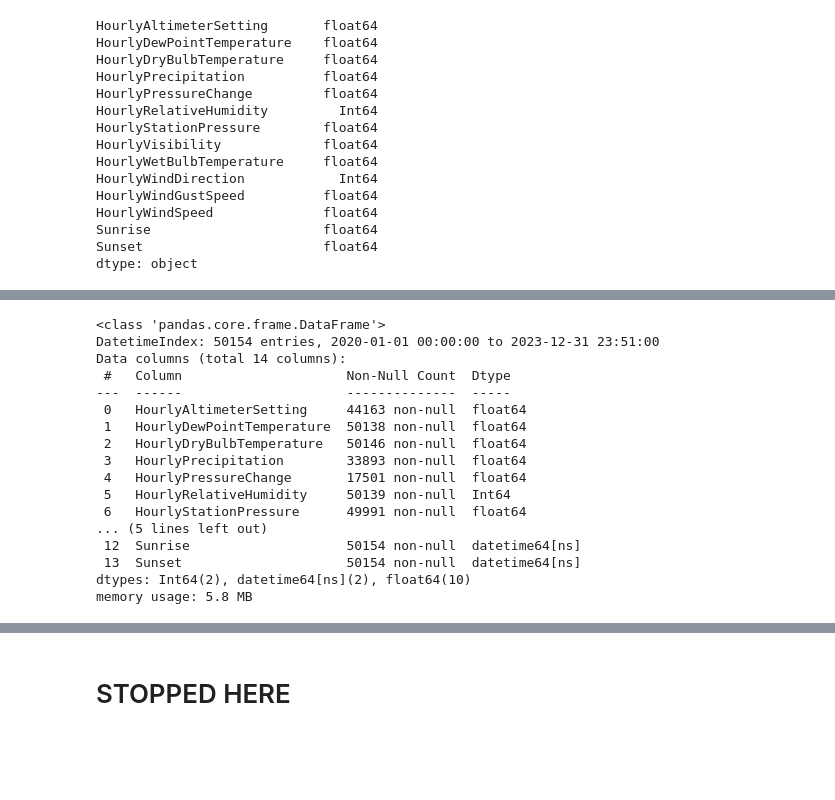
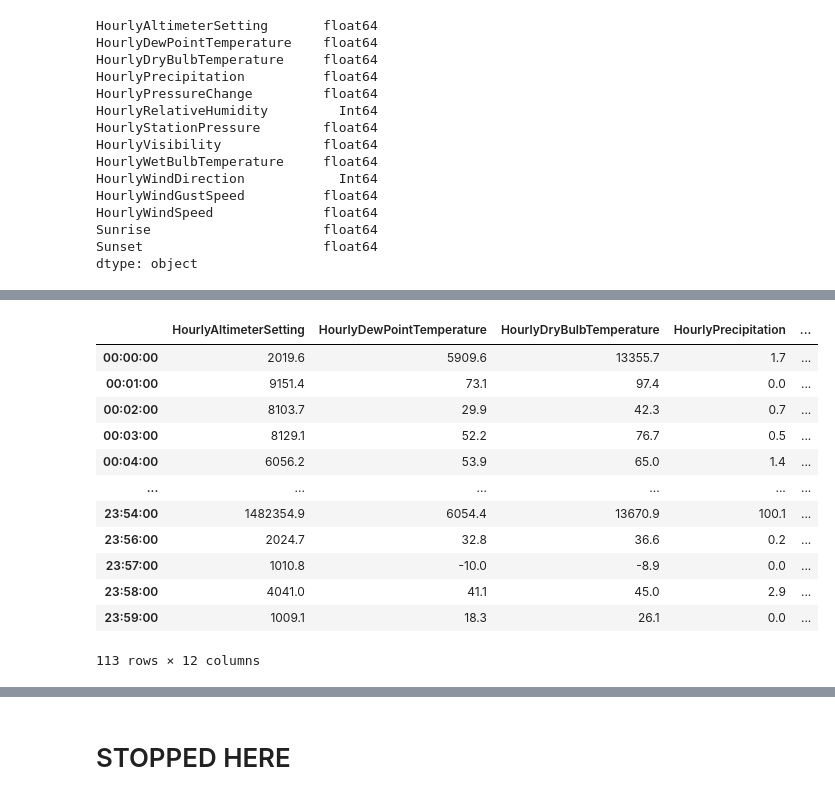
Before and after one commit to emskiphoto/noaa-weather-hourly, a Jupyter notebook: dev/noaa-weather-hourly.ipynb, the cells around one changed output, grey strips where cells are left out. Drawn from its saved outputs; the diff is of its cells as text; code cells hidden in the pictures; blank space fills up the shorter version.

```diff
--- a/dev/noaa-weather-hourly.ipynb
+++ b/dev/noaa-weather-hourly.ipynb
@@ -333,23 +493,22 @@ times_nan
 # for posting sunrise/sunset times.  Important that this step be done after
 # forward filling sunrise/sunset values.
 filter_nan_times = pd.Series(df.index.time).isin(times_nan).values
-df = df.loc[~filter_nan_times]
-df.info()
+# df = df.loc[~filter_nan_times]
+# df.info()
-# %% [output]
-<class 'pandas.core.frame.DataFrame'>
-DatetimeIndex: 50154 entries, 2020-01-01 00:00:00 to 2023-12-31 23:51:00
-Data columns (total 14 columns):
- #   Column                     Non-Null Count  Dtype
----  ------                     --------------  -----
- 0   HourlyAltimeterSetting     44163 non-null  float64
- 1   HourlyDewPointTemperature  50138 non-null  float64
- 2   HourlyDryBulbTemperature   50146 non-null  float64
- 3   HourlyPrecipitation        33893 non-null  float64
- 4   HourlyPressureChange       17501 non-null  float64
- 5   HourlyRelativeHumidity     50139 non-null  Int64
- 6   HourlyStationPressure      49991 non-null  float64
-... (5 lines left out)
- 12  Sunrise                    50154 non-null  datetime64[ns]
- 13  Sunset                     50154 non-null  datetime64[ns]
-dtypes: Int64(2), datetime64[ns](2), float64(10)
-memory usage: 5.8 MB
+# %%
+test = df.between_time('23:01:00', '00:59:00').select_dtypes(include=[int, float])
+test.groupby(test.index.time).sum()
+# %% [output]
+|  | HourlyAltimeterSetting | HourlyDewPointTemperature | HourlyDryBulbTemperature | HourlyPrecipitation | ... |
+| 00:00:00 | 2019.6 | 5909.6 | 13355.7 | 1.7 | ... |
+| 00:01:00 | 9151.4 | 73.1 | 97.4 | 0.0 | ... |
+| 00:02:00 | 8103.7 | 29.9 | 42.3 | 0.7 | ... |
+| 00:03:00 | 8129.1 | 52.2 | 76.7 | 0.5 | ... |
+| 00:04:00 | 6056.2 | 53.9 | 65.0 | 1.4 | ... |
+| ... | ... | ... | ... | ... | ... |
+| 23:54:00 | 1482354.9 | 6054.4 | 13670.9 | 100.1 | ... |
+| 23:56:00 | 2024.7 | 32.8 | 36.6 | 0.2 | ... |
+| 23:57:00 | 1010.8 | -10.0 | -8.9 | 0.0 | ... |
+| 23:58:00 | 4041.0 | 41.1 | 45.0 | 2.9 | ... |
+| 23:59:00 | 1009.1 | 18.3 | 26.1 | 0.0 | ... |
+113 rows × 12 columns
```
Also changed, not shown: parts of 67 cells of this notebook, 1 other file.
